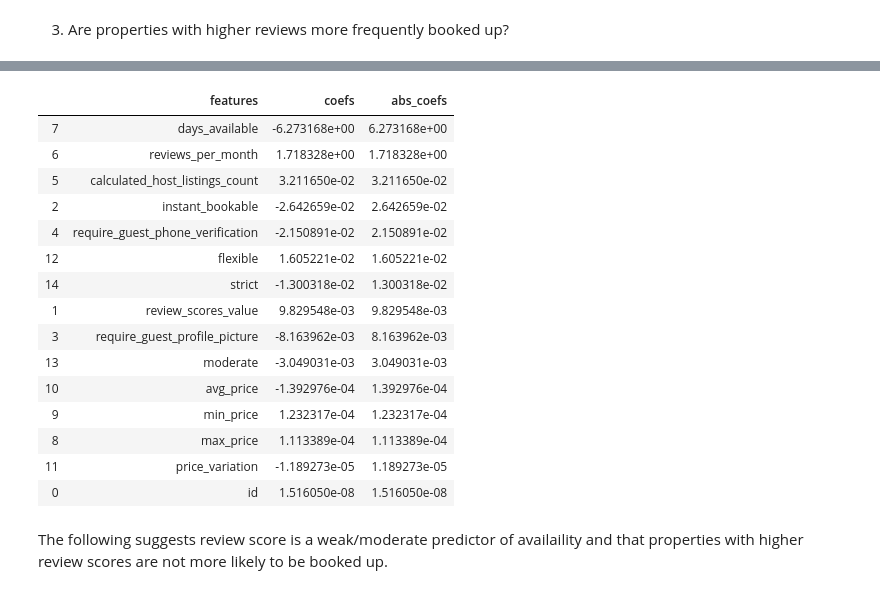
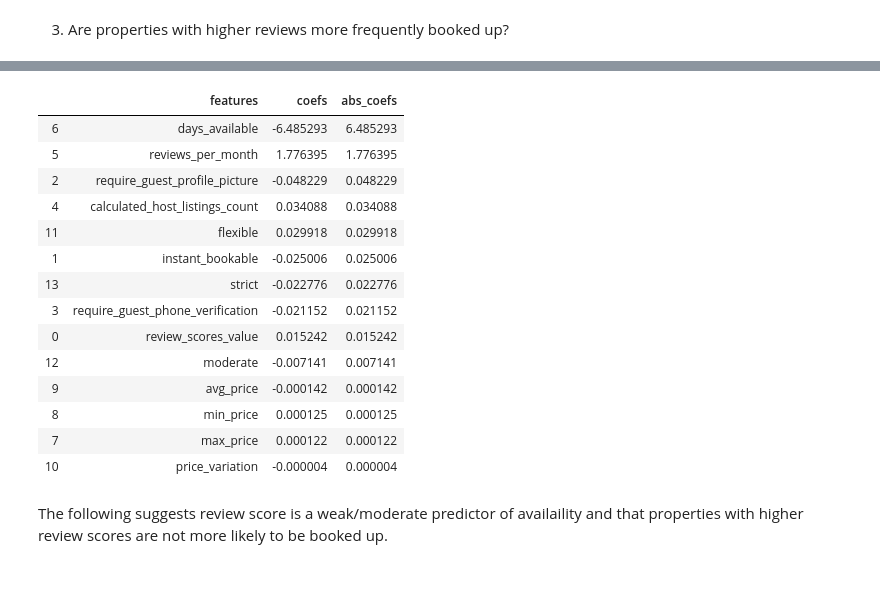
Before and after one commit to Phoebe-Macdonald/AirBnB-Project-Udacity, a Jupyter notebook: AirBnB_Project.ipynb, the cells around one changed output, grey strips where cells are left out. Cells and saved outputs as stored; diff of their text form; code cells hidden in the pictures.

```diff
--- a/AirBnB_Project.ipynb
+++ b/AirBnB_Project.ipynb
@@ -252,6 +254,15 @@ Index(['id', 'calculated_host_listings_count', 'reviews_per_month',
 # %%
 # Create function which fills missing values in columns within num_vars with the column mean
 def fill_mean(df, num_vars):
+    '''
+    INPUT:
+    df - dataframe with missing numeric values
+    num_vars - object containing numeric columns in dataframe
+    OUTPUT:
+    df - dataframe with missing numeric values filled with column means
+
+    Fills missing numeric values within a dataframe with column means.
+    '''
     for col in num_vars:
             df[col] = df[col].fillna(df[col].mean(), axis = 0)
     return df
@@ -355,6 +367,16 @@ r2_score(y_test, predictions)
 # %%
 # Create function to summarise coefficients of features in model
 def summarise_feature_coefficients(coefficients, X_train):
+    '''
+    INPUT:
+    coefficients - linear model coefficients
+    X_train - training dataset to provide feature names
+    OUTPUT:
+    coefs_df - dataframe containing model features and their corresponding coefficients and absolute coefficients
+
+    Creates dataframe containing model features and their model coefficients (both raw and absolute) to evaluate
+    the most influential features in the linear model.
+    '''
     coefs_df = pd.DataFrame()
     coefs_df['features'] = X_train.columns
     coefs_df['coefs'] = lm_model.coef_
@@ -431,0 +471,4 @@ The above chart and figures are in line with the conclusion above. Flexible poli
+# %%
+# Impute missing review scores with mean values
+availability_dataset = fill_mean(filled_summary, ['review_scores_value'])
+np.sum(availability_dataset.isnull())
@@ -432,32 +492,31 @@ The above chart and figures are in line with the conclusion above. Flexible poli
 # %%
 # Repeating the steps above to predict percentage availability
-y2 = reviews['percentage_available']
-X2 = reviews.drop('percentage_available', axis = 1)
+y2 = availability_dataset['percentage_available']
+X2 = availability_dataset.drop('percentage_available', axis = 1)
 X_train2, X_test2, y_train2, y_test2 = train_test_split(X2, y2, test_size=0.33, random_state=101)
 lm_model2 = LinearRegression()
 lm_model2.fit(X_train2, y_train2)
 predictions2 = lm_model.predict(X_test2)
 # %%
 # Repeating steps above to summarise coefficients in model to predict percentage availablity
-coef_df2 = coef_weights(lm_model.coef_, X_train2)
+coef_df2 = summarise_feature_coefficients(lm_model.coef_, X_train2)
 coef_df2
 # %% [output]
 |  | features | coefs | abs_coefs |
-| 7 | days_available | -6.273168e+00 | 6.273168e+00 |
-| 6 | reviews_per_month | 1.718328e+00 | 1.718328e+00 |
-| 5 | calculated_host_listings_count | 3.211650e-02 | 3.211650e-02 |
-| 2 | instant_bookable | -2.642659e-02 | 2.642659e-02 |
-| 4 | require_guest_phone_verification | -2.150891e-02 | 2.150891e-02 |
-| 12 | flexible | 1.605221e-02 | 1.605221e-02 |
-| 14 | strict | -1.300318e-02 | 1.300318e-02 |
-| 1 | review_scores_value | 9.829548e-03 | 9.829548e-03 |
-| 3 | require_guest_profile_picture | -8.163962e-03 | 8.163962e-03 |
-| 13 | moderate | -3.049031e-03 | 3.049031e-03 |
-| 10 | avg_price | -1.392976e-04 | 1.392976e-04 |
-| 9 | min_price | 1.232317e-04 | 1.232317e-04 |
-| 8 | max_price | 1.113389e-04 | 1.113389e-04 |
-| 11 | price_variation | -1.189273e-05 | 1.189273e-05 |
-| 0 | id | 1.516050e-08 | 1.516050e-08 |
+| 6 | days_available | -6.485293 | 6.485293 |
+| 5 | reviews_per_month | 1.776395 | 1.776395 |
+| 2 | require_guest_profile_picture | -0.048229 | 0.048229 |
+| 4 | calculated_host_listings_count | 0.034088 | 0.034088 |
+| 11 | flexible | 0.029918 | 0.029918 |
+| 1 | instant_bookable | -0.025006 | 0.025006 |
+| 13 | strict | -0.022776 | 0.022776 |
+| 3 | require_guest_phone_verification | -0.021152 | 0.021152 |
+| 0 | review_scores_value | 0.015242 | 0.015242 |
+| 12 | moderate | -0.007141 | 0.007141 |
+| 9 | avg_price | -0.000142 | 0.000142 |
+| 8 | min_price | 0.000125 | 0.000125 |
+| 7 | max_price | 0.000122 | 0.000122 |
+| 10 | price_variation | -0.000004 | 0.000004 |
 # %% [markdown]
 The following suggests review score is a weak/moderate predictor of availaility and that properties with higher review scores are not more likely to be booked up.
 # %%
```
Also changed, not shown: parts of 16 cells of this notebook.
